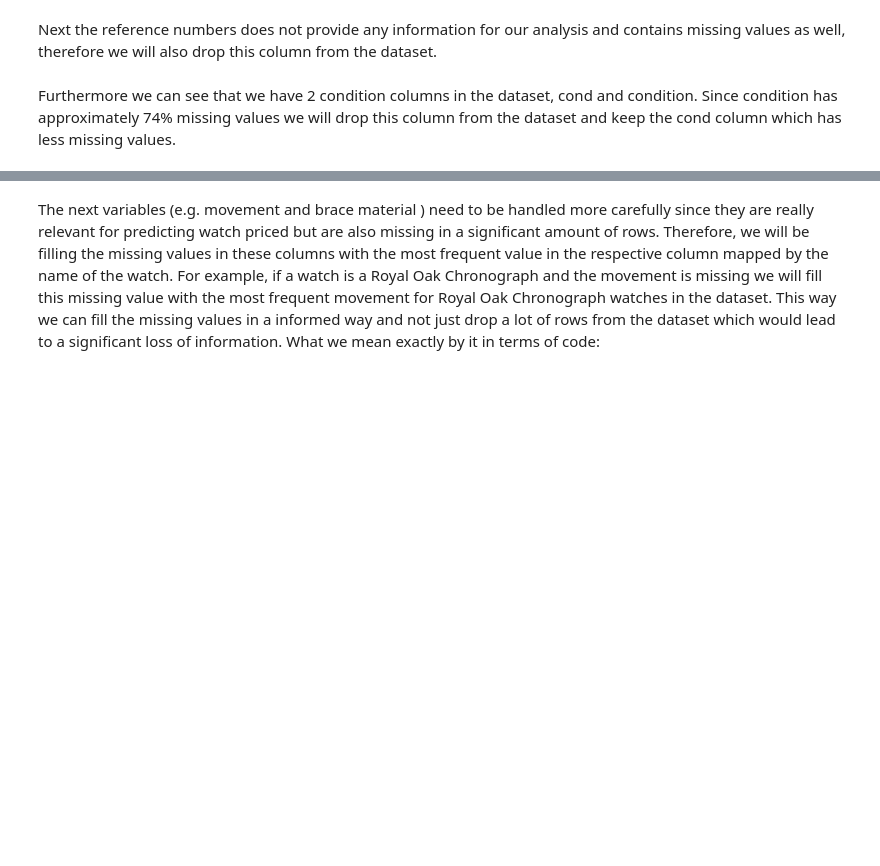
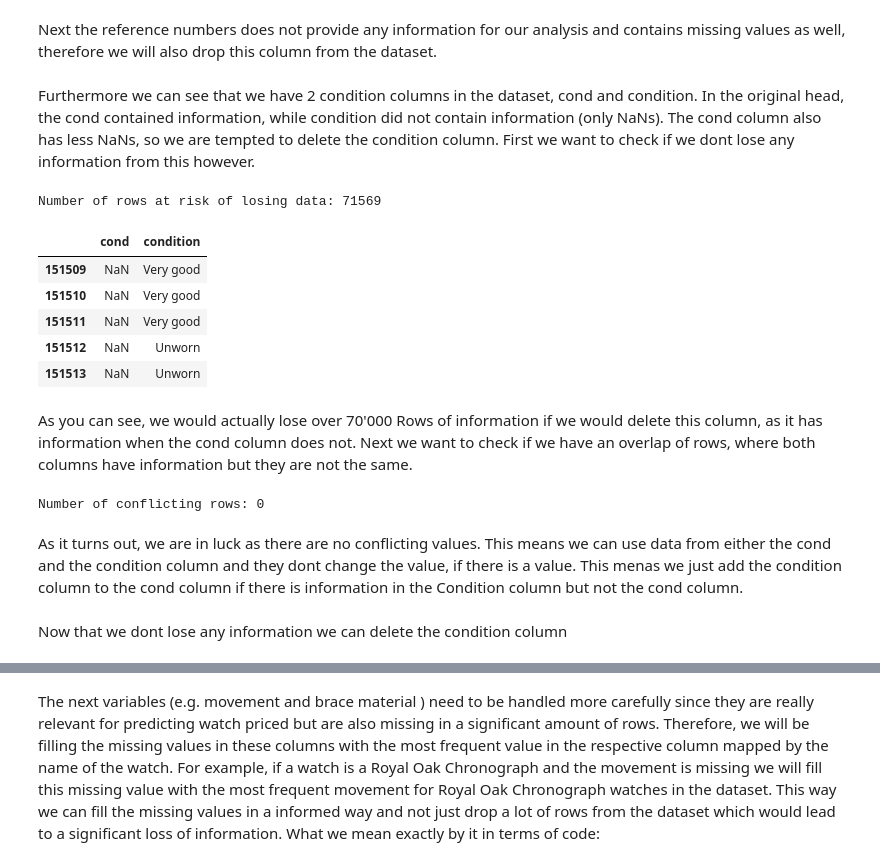
Before and after one commit to Aspescha/CodingAtHSG, a Jupyter notebook: LuxuryWatches.ipynb, the cells around one changed output, grey strips where cells are left out. Drawn from its saved outputs; the diff is of its cells as text; code cells hidden in the pictures; blank space fills up the shorter version.

```diff
--- a/LuxuryWatches.ipynb
+++ b/LuxuryWatches.ipynb
@@ -104,4 +105,4 @@ Next the reference numbers does not provide any  information for our analysis an
 #Drop the reference column:
 watch_data = watch_data.drop(columns=['ref'])
 # %% [markdown]
-Furthermore we can see that we have 2 condition columns in the dataset, cond and condition. Since condition has approximately 74% missing values we will drop this column from the dataset and keep the cond column which has less missing values.
+Furthermore we can see that we have 2 condition columns in the dataset, cond and condition. In the original head, the cond contained information, while condition did not contain information (only NaNs). The cond column also has less NaNs, so we are tempted to delete the condition column. First we want to check if we dont lose any information from this however.
@@ -110,0 +109,25 @@ watch_data = watch_data.drop(columns=['condition'])
+# %%
+# Look for rows where 'cond' is NaN AND 'condition' is NOT NaN
+risk_rows = watch_data[watch_data['cond'].isna() & watch_data['condition'].notna()]
+
+print(f"Number of rows at risk of losing data: {len(risk_rows)}")
+display(risk_rows[['cond', 'condition']].head())
+# %% [output]
+Number of rows at risk of losing data: 71569
+|  | cond | condition |
+| 151509 | NaN | Very good |
+| 151510 | NaN | Very good |
+| 151511 | NaN | Very good |
+| 151512 | NaN | Unworn |
+| 151513 | NaN | Unworn |
+# %% [markdown]
+As you can see, we would actually lose over 70'000 Rows of information if we would delete this column, as it has information when the cond column does not. Next we want to check if we have an overlap of rows, where both columns have information but they are not the same.
+# %%
+# Look for rows where both have data, but the values don't match
+conflict_rows = watch_data[watch_data['cond'].notna() & watch_data['condition'].notna() & (watch_data['cond'] != watch_data['condition'])]
+
+print(f"Number of conflicting rows: {len(conflict_rows)}")
+# %% [output]
+Number of conflicting rows: 0
+# %% [markdown]
+As it turns out, we are in luck as there are no conflicting values. This means we can use data from either the cond and the condition column and they dont change the value, if there is a value. This menas we just add the condition column to the cond column if there is information in the Condition column but not the cond column.
@@ -110,0 +137,2 @@ watch_data = watch_data.drop(columns=['condition'])
+# %% [markdown]
+Now that we dont lose any information we can delete the condition column
```
Also changed, not shown: parts of 18 cells of this notebook.
